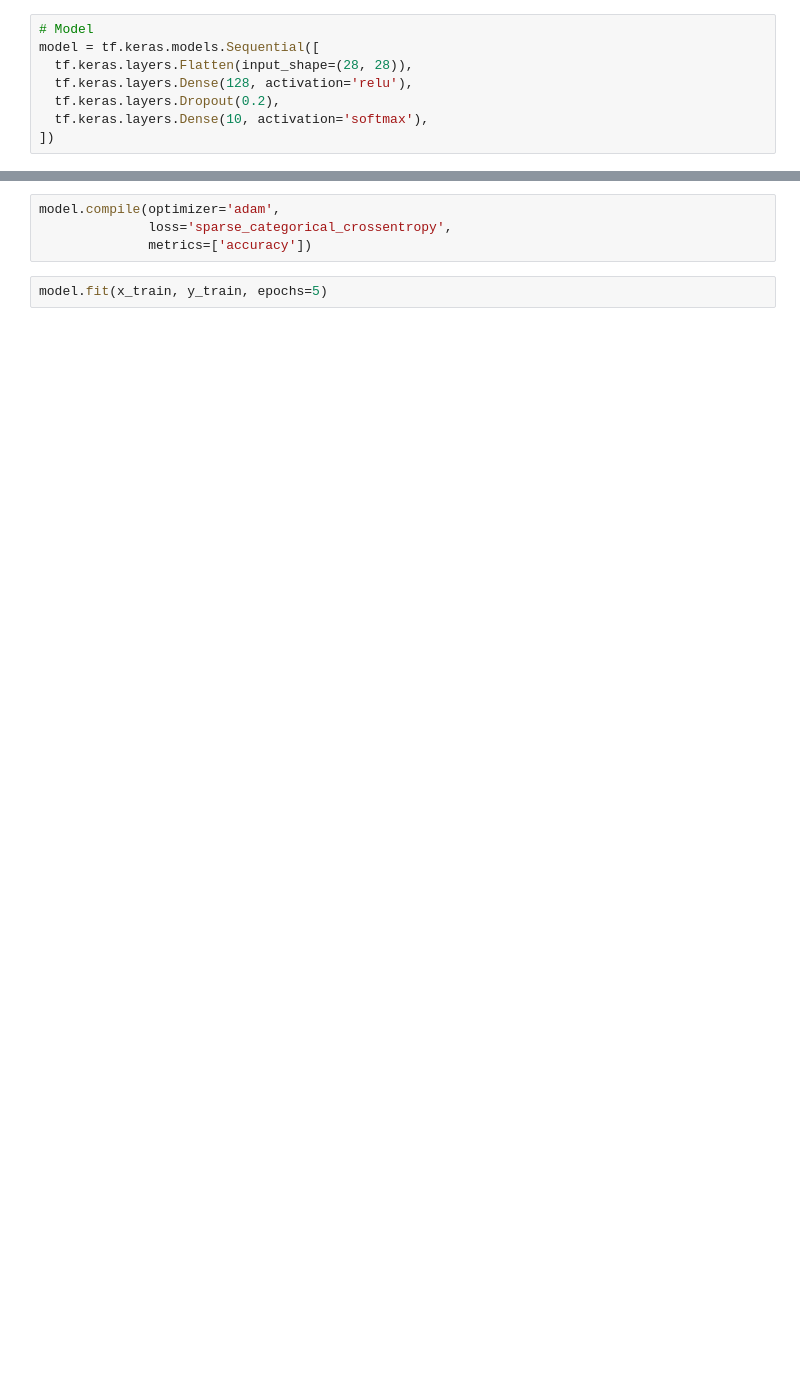
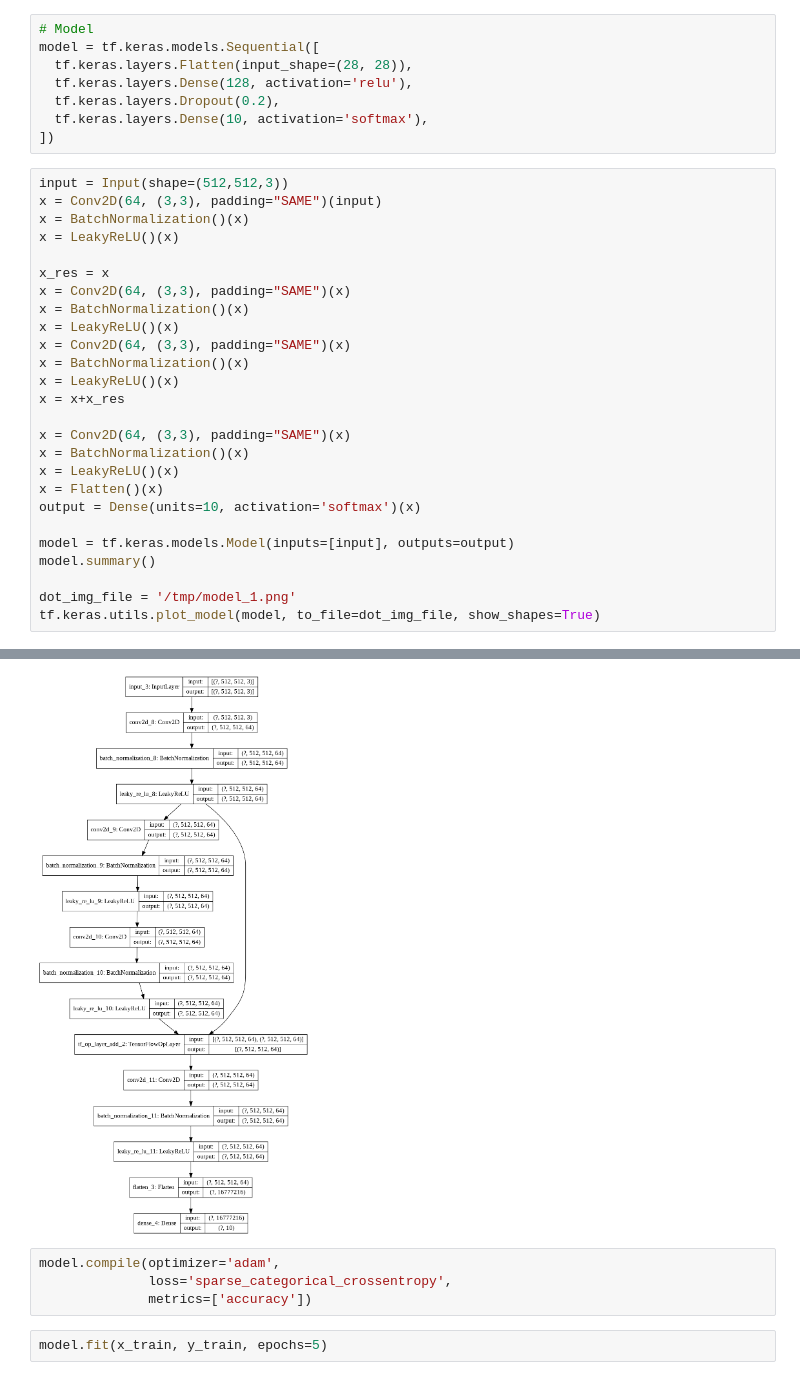
Before and after one commit to azzyjk/DeepLearning, a Jupyter notebook: Basic_MNIST.ipynb, the cells around one changed output, grey strips where cells are left out. Cells and saved outputs as stored; diff of their text form; blank space fills up the shorter version.

```diff
--- a/Basic_MNIST.ipynb
+++ b/Basic_MNIST.ipynb
@@ -17,3 +29,30 @@ model = tf.keras.models.Sequential([
   tf.keras.layers.Dropout(0.2),
   tf.keras.layers.Dense(10, activation='softmax'),
 ])
+# %%
+input = Input(shape=(512,512,3))
+x = Conv2D(64, (3,3), padding="SAME")(input)
+x = BatchNormalization()(x)
+x = LeakyReLU()(x)
+
+x_res = x
+x = Conv2D(64, (3,3), padding="SAME")(x)
+x = BatchNormalization()(x)
+x = LeakyReLU()(x)
+x = Conv2D(64, (3,3), padding="SAME")(x)
+x = BatchNormalization()(x)
+x = LeakyReLU()(x)
+x = x+x_res
+
+x = Conv2D(64, (3,3), padding="SAME")(x)
+x = BatchNormalization()(x)
+x = LeakyReLU()(x)
+x = Flatten()(x)
+output = Dense(units=10, activation='softmax')(x)
+
+model = tf.keras.models.Model(inputs=[input], outputs=output)
+model.summary()
+
+dot_img_file = '/tmp/model_1.png'
+tf.keras.utils.plot_model(model, to_file=dot_img_file, show_shapes=True)
+# %% [output]
@@ -20,3 +76,4 @@ model = tf.keras.models.Sequential([
+[figure, added]
 # %%
 model.compile(optimizer='adam',
               loss='sparse_categorical_crossentropy',
```
Also changed, not shown: parts of 5 cells of this notebook, 1 other file.
